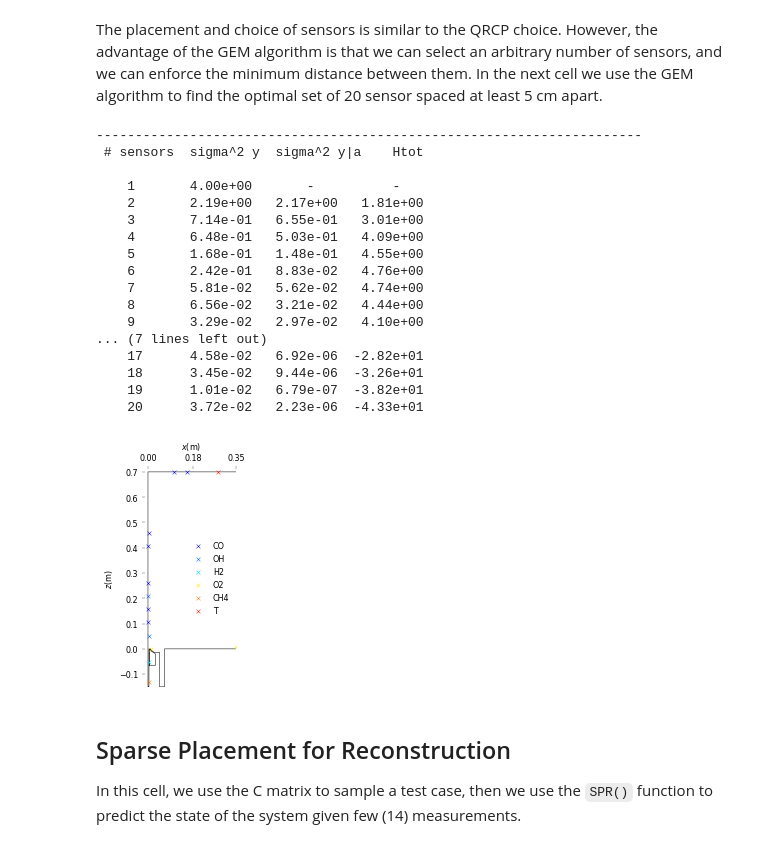
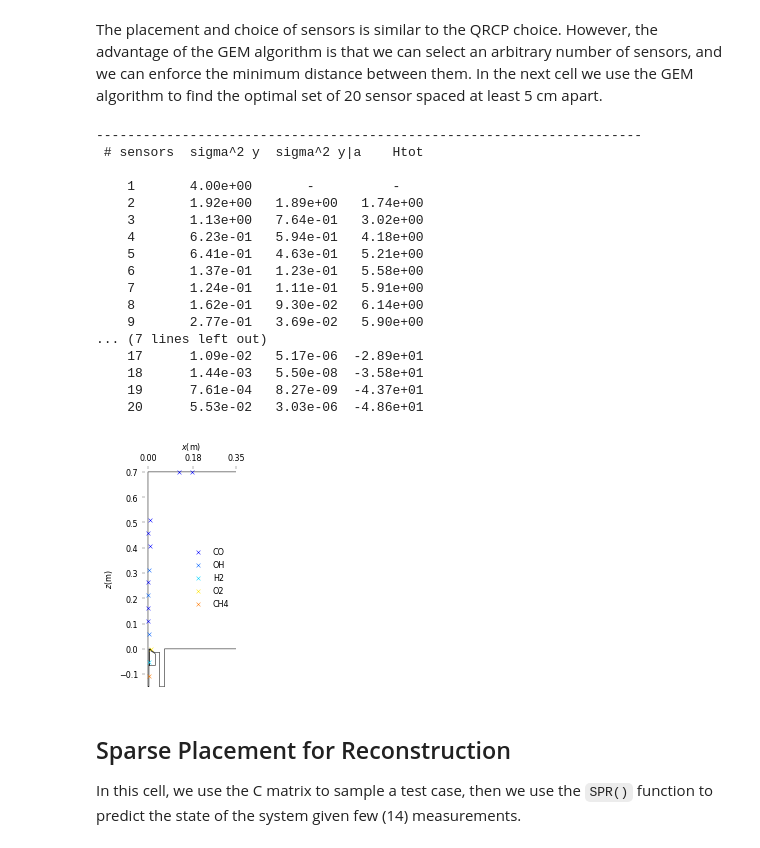
Before and after one commit to burn-research/OpenMEASURE, a Jupyter notebook: docs/sparse_sensing_doc.ipynb, the cells around one changed output. Drawn from its saved outputs; the diff is of its cells as text; code cells hidden in the pictures.

```diff
--- a/docs/sparse_sensing_doc.ipynb
+++ b/docs/sparse_sensing_doc.ipynb
@@ -192,0 +196,23 @@ Simulation 45/45
+# %%
+import pyvista as pv
+
+# read the mesh using Pyvista
+mesh = pv.read(f'{path}/grid.vtu')
+
+for i in range(m):
+    print(f'Storing simulation {i+1}/{m}', end='\r', flush=True)
+    for j in range(n_features):
+        mesh[f'{i}/{j}'] = X_3D[j*n_cells_3D:(j+1)*n_cells_3D, i]
+
+
+plane = mesh.ctp(pass_cell_data=True).slice(normal='y', origin=(0,1e-3,0), progress_bar=True, generate_triangles=True)
+
+xyz = plane.cell_centers().points
+n_cells = plane.n_cells
+n = n_features*n_cells
+X = np.empty((n,m))
+
+for i in range(m):
+    print(f'Retrieving simulation {i+1}/{m}', end='\r', flush=True)
+    for j in range(n_features):
+        X[j*n_cells:(j+1)*n_cells, i] = plane.cell_data[f'{i}/{j}']
@@ -246,8 +277,7 @@ P_test = P[i_test, :]
 X_train = np.delete(X, i_test, axis=1)
 X_test = X[:, i_test]
 
-
-spr = SPR(X_train, n_features, xyz_25) # Create the spr object
+spr = SPR(X_train, n_features, xyz) # Create the spr object
 
 # Compute the optimal measurement matrix using qr decomposition
 n_sensors = 14
@@ -257,7 +287,7 @@ C_qr = spr.optimal_placement(select_modes='number', n_modes=n_sensors)
 xyz_sensors = np.zeros((n_sensors, 4))
 for i in range(n_sensors):
     index = np.argmax(C_qr[i,:])
-    xyz_sensors[i,:3] = xyz_25[index % n_cells, :]
+    xyz_sensors[i,:3] = xyz[index % n_cells, :]
     xyz_sensors[i,3] = index // n_cells
 
 mesh_outline = np.genfromtxt('../data/ROM/mesh_outline.csv', delimiter=',', skip_header=1)
@@ -270,13 +300,14 @@ In this cell, we use the same function `optimal_placement()` but we employ the g
 # %%
 # Compute the optimal measurement matrix using gem decomposition
 n_sensors = 14
+
 C_gem = spr.optimal_placement(calc_type='gem', n_sensors=n_sensors, n_modes=99.5, verbose=True)
 
 # Get the sensors positions and features
 xyz_sensors = np.zeros((n_sensors, 4))
 for i in range(n_sensors):
     index = np.argmax(C_gem[i,:])
-    xyz_sensors[i,:3] = xyz_25[index % n_cells, :]
+    xyz_sensors[i,:3] = xyz[index % n_cells, :]
     xyz_sensors[i,3] = index // n_cells
 
 plot_sensors(xyz_sensors, features, mesh_outline)
@@ -304,33 +335,33 @@ The placement and choice of sensors is similar to the QRCP choice. However, the
 # %%
 C_gem = spr.optimal_placement(calc_type='gem', n_sensors=20, d_min=0.05, n_modes=99.5, verbose=True)
 
 # Get the sensors positions and features
 xyz_sensors = np.zeros((n_sensors, 4))
 for i in range(n_sensors):
     index = np.argmax(C_gem[i,:])
-    xyz_sensors[i,:3] = xyz_25[index % n_cells, :]
+    xyz_sensors[i,:3] = xyz[index % n_cells, :]
     xyz_sensors[i,3] = index // n_cells
 
 plot_sensors(xyz_sensors, features, mesh_outline)
 # %% [output]
 ----------------------------------------------------------------------
  # sensors  sigma^2 y  sigma^2 y|a    Htot
 
     1       4.00e+00       -          -
-    2       2.19e+00   2.17e+00   1.81e+00
-    3       7.14e-01   6.55e-01   3.01e+00
-    4       6.48e-01   5.03e-01   4.09e+00
-    5       1.68e-01   1.48e-01   4.55e+00
-    6       2.42e-01   8.83e-02   4.76e+00
-    7       5.81e-02   5.62e-02   4.74e+00
-    8       6.56e-02   3.21e-02   4.44e+00
-    9       3.29e-02   2.97e-02   4.10e+00
+    2       1.92e+00   1.89e+00   1.74e+00
+    3       1.13e+00   7.64e-01   3.02e+00
+    4       6.23e-01   5.94e-01   4.18e+00
+    5       6.41e-01   4.63e-01   5.21e+00
+    6       1.37e-01   1.23e-01   5.58e+00
+    7       1.24e-01   1.11e-01   5.91e+00
+    8       1.62e-01   9.30e-02   6.14e+00
+    9       2.77e-01   3.69e-02   5.90e+00
 ... (7 lines left out)
-    17      4.58e-02   6.92e-06  -2.82e+01
-    18      3.45e-02   9.44e-06  -3.26e+01
-    19      1.01e-02   6.79e-07  -3.82e+01
-    20      3.72e-02   2.23e-06  -4.33e+01
+    17      1.09e-02   5.17e-06  -2.89e+01
+    18      1.44e-03   5.50e-08  -3.58e+01
+    19      7.61e-04   8.27e-09  -4.37e+01
+    20      5.53e-02   3.03e-06  -4.86e+01
-[figure, old version]
+[figure, new version]
 # %% [markdown]
 ## Sparse Placement for Reconstruction
 
```
Also changed, not shown: parts of 8 cells of this notebook, 4 other files.
